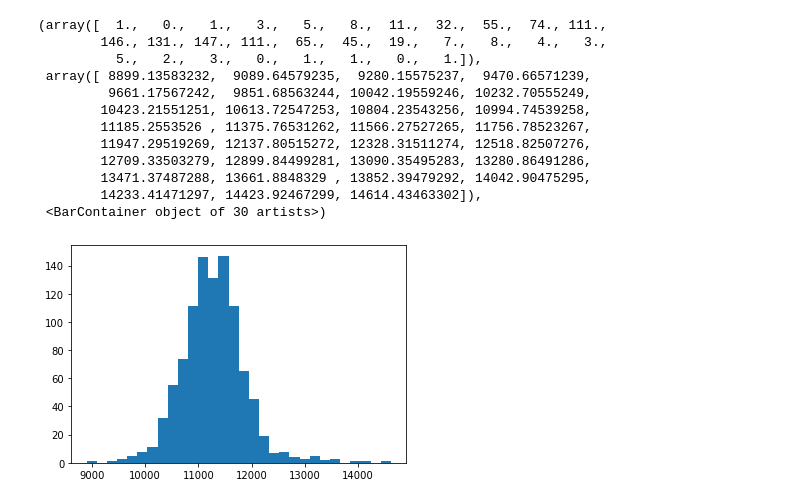
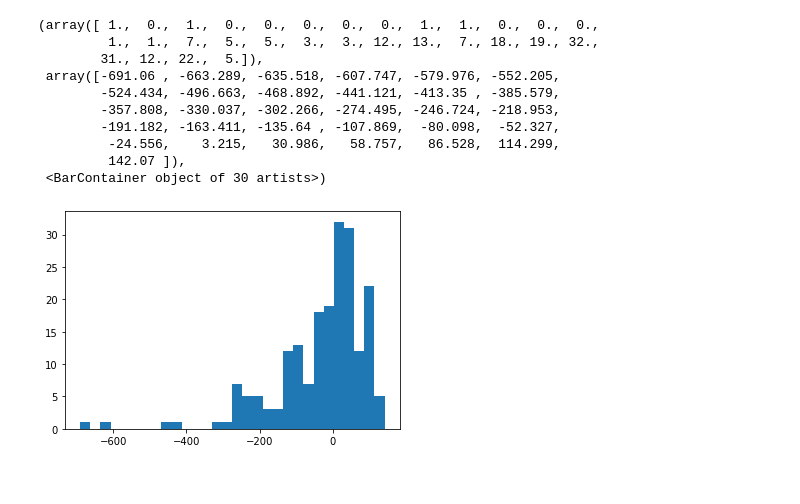
Before and after one commit to PrincetonUniversity/PGscen, a Jupyter notebook: example/day_ahead_load_scenario.ipynb, the cells around one changed output. Saved outputs shown, nothing was run; the diff lists cells and outputs as text; code cells hidden in the pictures.

```diff
--- a/example/day_ahead_load_scenario.ipynb
+++ b/example/day_ahead_load_scenario.ipynb
@@ -10,7 +10,7 @@ load_zone_forecast_df = pd.read_csv('../data/Load/ERCOT/Day-ahead/load_day_ahead
                                    parse_dates=['Issue_time','Forecast_time'])
 load_zone_list = load_zone_actual_df.columns.tolist()
 # %%
-scenario_start_time = pd.to_datetime('2018-02-10 06:00:00',utc=True)
+scenario_start_time = pd.to_datetime('2018-02-21 06:00:00',utc=True)
 nscen = 1000
 output_dir = '/Users/xy3134/Research/PERFORM/Data/GEMINI_scenario/test/'
 # %%
@@ -26,16 +64,14 @@ md,gen = create_day_ahead_load_scenario(nscen,scenario_start_time,load_zone_list
 # %%
-plt.hist(gen.scen_dict['North_Central']['1800'],bins=30)
+plt.hist(gen.conditional_gpd_dict['North_9'].slots['data'],bins=30)
 # %% [output]
-(array([  1.,   0.,   1.,   3.,   5.,   8.,  11.,  32.,  55.,  74., 111.,
-        146., 131., 147., 111.,  65.,  45.,  19.,   7.,   8.,   4.,   3.,
-          5.,   2.,   3.,   0.,   1.,   1.,   0.,   1.]),
- array([ 8899.13583232,  9089.64579235,  9280.15575237,  9470.66571239,
-         9661.17567242,  9851.68563244, 10042.19559246, 10232.70555249,
-        10423.21551251, 10613.72547253, 10804.23543256, 10994.74539258,
-        11185.2553526 , 11375.76531262, 11566.27527265, 11756.78523267,
-        11947.29519269, 12137.80515272, 12328.31511274, 12518.82507276,
-        12709.33503279, 12899.84499281, 13090.35495283, 13280.86491286,
-        13471.37487288, 13661.8848329 , 13852.39479292, 14042.90475295,
-        14233.41471297, 14423.92467299, 14614.43463302]),
+(array([ 1.,  0.,  1.,  0.,  0.,  0.,  0.,  0.,  1.,  1.,  0.,  0.,  0.,
+         1.,  1.,  7.,  5.,  5.,  3.,  3., 12., 13.,  7., 18., 19., 32.,
+        31., 12., 22.,  5.]),
+ array([-691.06 , -663.289, -635.518, -607.747, -579.976, -552.205,
+        -524.434, -496.663, -468.892, -441.121, -413.35 , -385.579,
+        -357.808, -330.037, -302.266, -274.495, -246.724, -218.953,
+        -191.182, -163.411, -135.64 , -107.869,  -80.098,  -52.327,
+         -24.556,    3.215,   30.986,   58.757,   86.528,  114.299,
+         142.07 ]),
  <BarContainer object of 30 artists>)
-[figure, old version]
+[figure, new version]
```
Also changed, not shown: parts of 12 cells of this notebook, 7 other files.
